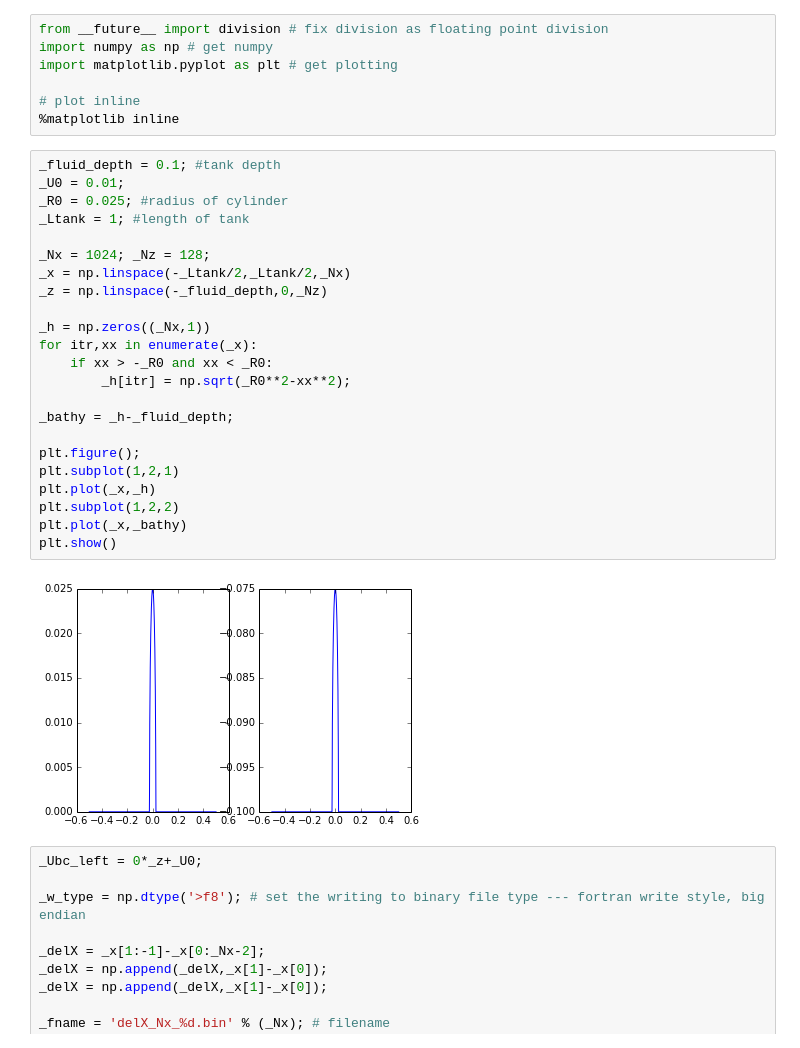
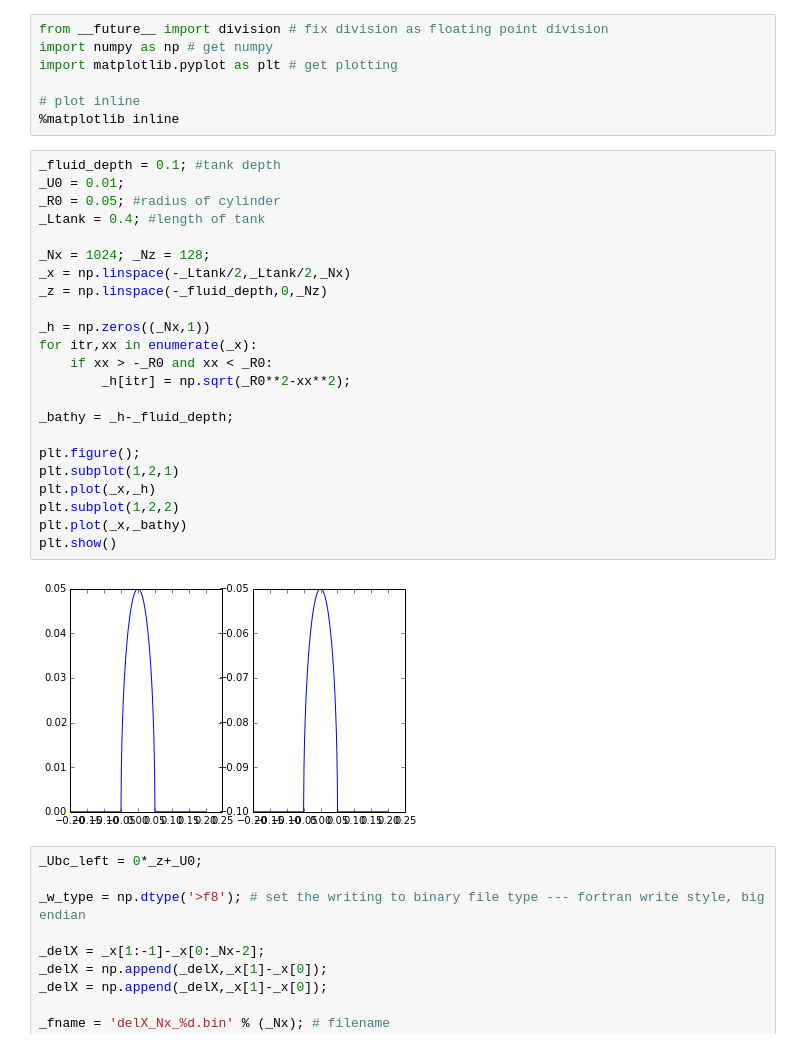
Before and after one commit to UBC-MOAD/flow_separation, a Jupyter notebook: notebooks_2D_runs/gen_flow_over_cylinder_case.ipynb, the cells around one changed output. Cells and saved outputs as stored; diff of their text form.

```diff
--- a/notebooks_2D_runs/gen_flow_over_cylinder_case.ipynb
+++ b/notebooks_2D_runs/gen_flow_over_cylinder_case.ipynb
@@ -8,28 +8,28 @@ import matplotlib.pyplot as plt # get plotting
 # %%
 _fluid_depth = 0.1; #tank depth
 _U0 = 0.01;
-_R0 = 0.025; #radius of cylinder
-_Ltank = 1; #length of tank
+_R0 = 0.05; #radius of cylinder
+_Ltank = 0.4; #length of tank
 
 _Nx = 1024; _Nz = 128;
 _x = np.linspace(-_Ltank/2,_Ltank/2,_Nx)
 _z = np.linspace(-_fluid_depth,0,_Nz)
 
 _h = np.zeros((_Nx,1))
 for itr,xx in enumerate(_x):
     if xx > -_R0 and xx < _R0:
         _h[itr] = np.sqrt(_R0**2-xx**2);
 
 _bathy = _h-_fluid_depth;
 
 plt.figure();
 plt.subplot(1,2,1)
 plt.plot(_x,_h)
 plt.subplot(1,2,2)
 plt.plot(_x,_bathy)
 plt.show()
 # %% [output]
-[figure, old version]
+[figure, new version]
 # %%
 _Ubc_left = 0*_z+_U0;
 
```
Also changed, not shown: parts of 3 cells of this notebook, 1 other file.
